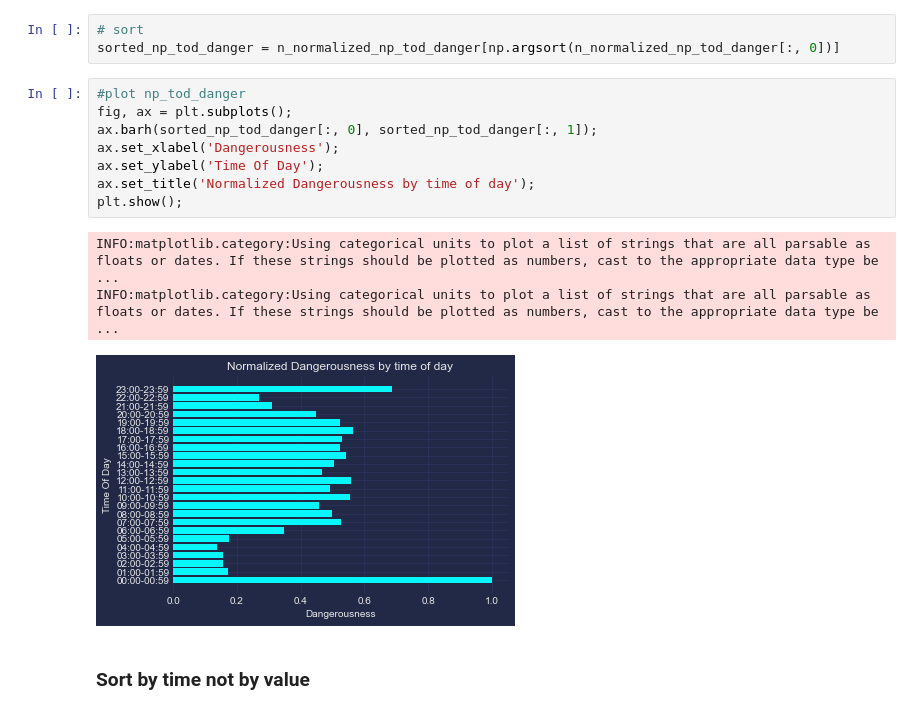
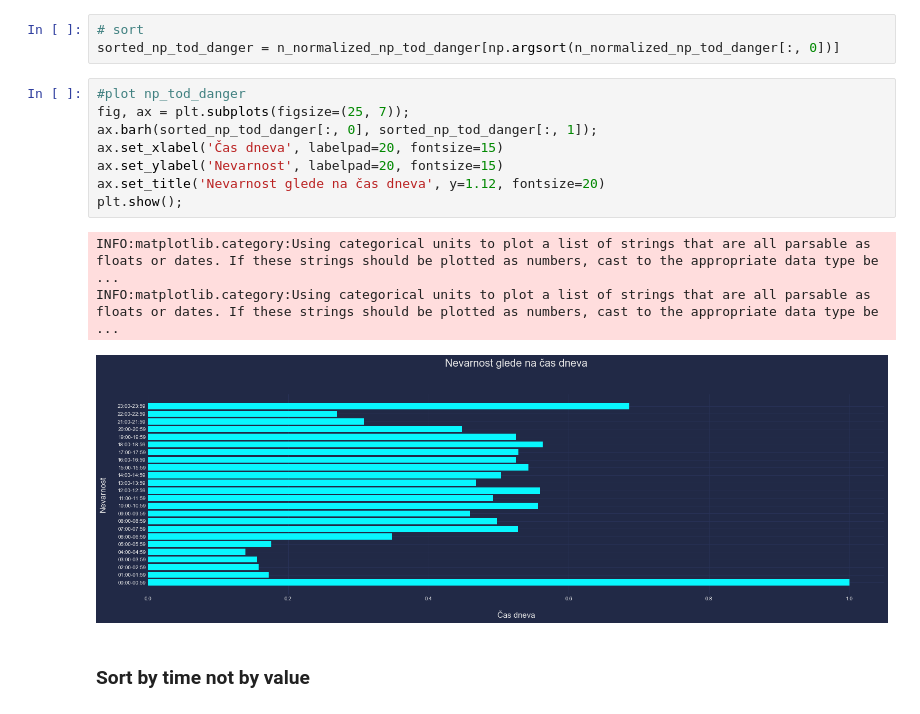
Before and after one commit to zrezke/PR21mlfjis, a Jupyter notebook: data_processing/time_of_day_dangerousness.ipynb, the cells around one changed output. Drawn from its saved outputs; the diff is of its cells as text.

```diff
--- a/data_processing/time_of_day_dangerousness.ipynb
+++ b/data_processing/time_of_day_dangerousness.ipynb
@@ -187,16 +191,16 @@ n_normalized_np_tod_danger = n_normalized_np_tod_danger[np.argsort(n_normalized_
 sorted_np_tod_danger = n_normalized_np_tod_danger[np.argsort(n_normalized_np_tod_danger[:, 0])]
 # %%
 #plot np_tod_danger
-fig, ax = plt.subplots();
+fig, ax = plt.subplots(figsize=(25, 7));
 ax.barh(sorted_np_tod_danger[:, 0], sorted_np_tod_danger[:, 1]);
-ax.set_xlabel('Dangerousness');
-ax.set_ylabel('Time Of Day');
-ax.set_title('Normalized Dangerousness by time of day');
+ax.set_xlabel('Čas dneva', labelpad=20, fontsize=15)
+ax.set_ylabel('Nevarnost', labelpad=20, fontsize=15)
+ax.set_title('Nevarnost glede na čas dneva', y=1.12, fontsize=20)
 plt.show();
 # %% [output]
 INFO:matplotlib.category:Using categorical units to plot a list of strings that are all parsable as floats or dates. If these strings should be plotted as numbers, cast to the appropriate data type be ...
 INFO:matplotlib.category:Using categorical units to plot a list of strings that are all parsable as floats or dates. If these strings should be plotted as numbers, cast to the appropriate data type be ...
-[figure, old version]
+[figure, new version]
 # %% [markdown]
 ### Sort by time not by value
 # %%
```
Also changed, not shown: parts of 8 cells of this notebook, 4 other files.
